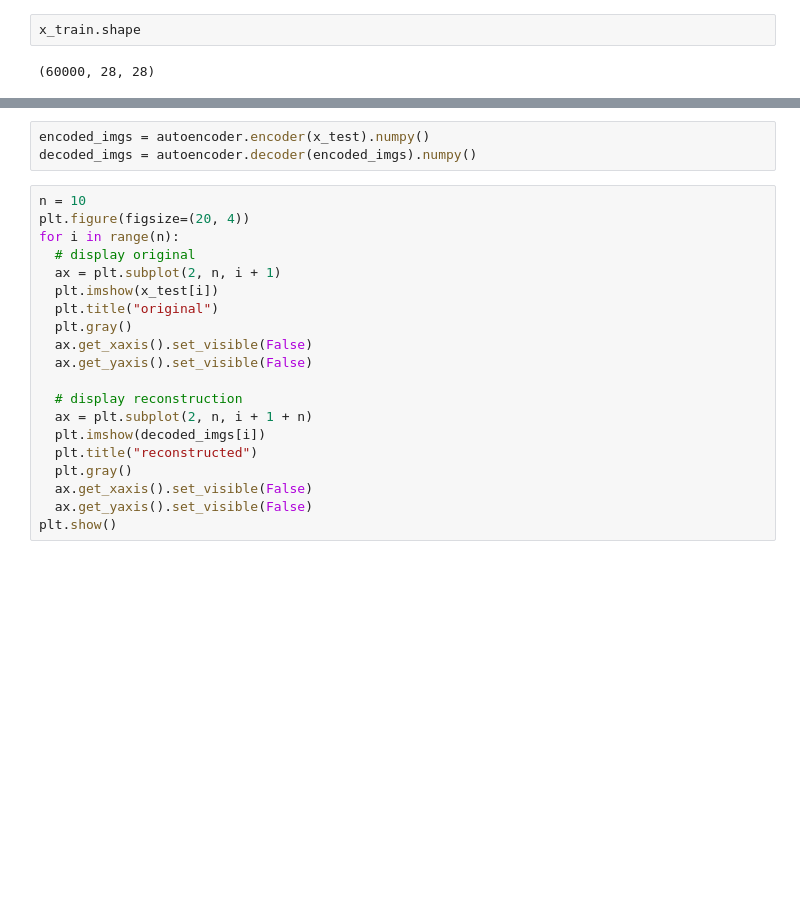
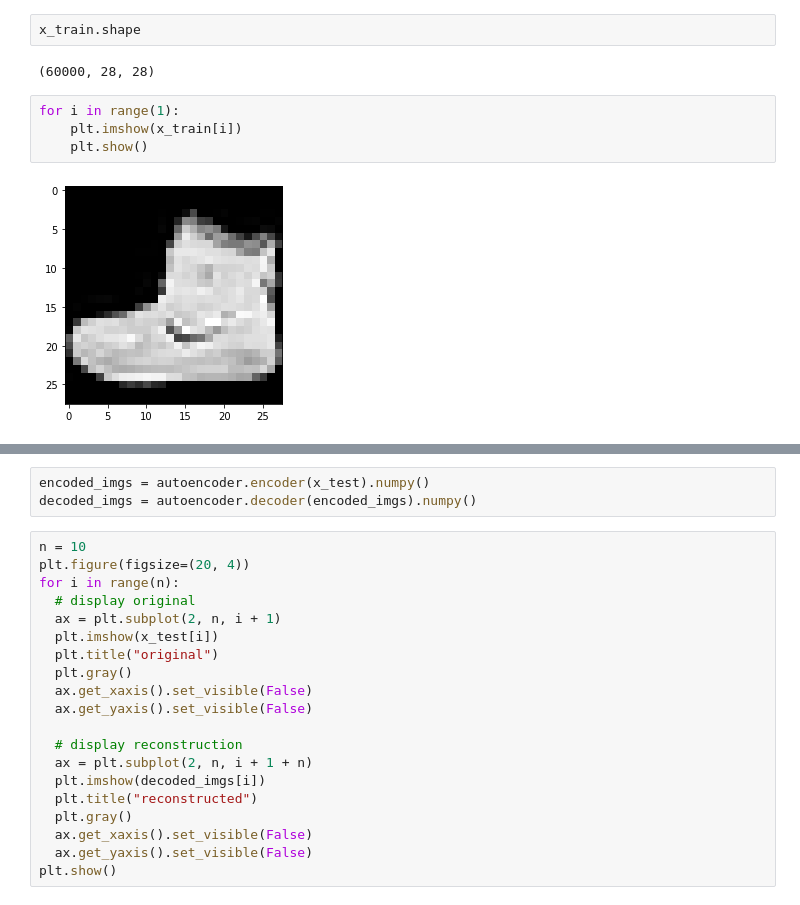
Before and after one commit to jscholtz/FastAGN, a Jupyter notebook: Autoencoder_example.ipynb, the cells around one changed output, grey strips where cells are left out. Cells and saved outputs as stored; diff of their text form; blank space fills up the shorter version.

```diff
--- a/Autoencoder_example.ipynb
+++ b/Autoencoder_example.ipynb
@@ -76,6 +68,12 @@ autoencoder.compile(optimizer='adam', loss=losses.MeanSquaredError())
 x_train.shape
 # %% [output]
 (60000, 28, 28)
+# %%
+for i in range(1):
+    plt.imshow(x_train[i])
+    plt.show()
+# %% [output]
+[figure, added]
 # %%
 autoencoder.fit(x_train, x_train,epochs=10,shuffle=True,validation_data=(x_test, x_test))
 # %% [output]
```
Also changed, not shown: parts of 6 cells of this notebook, 1 other file.
